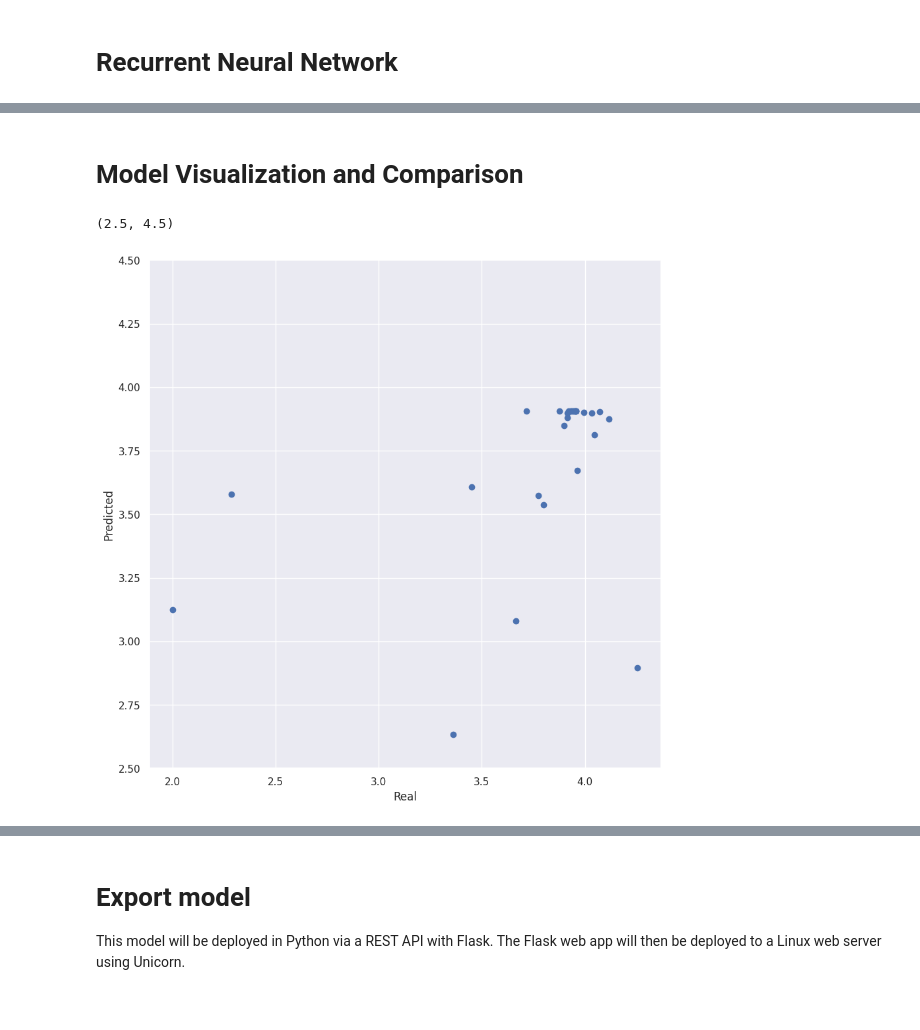
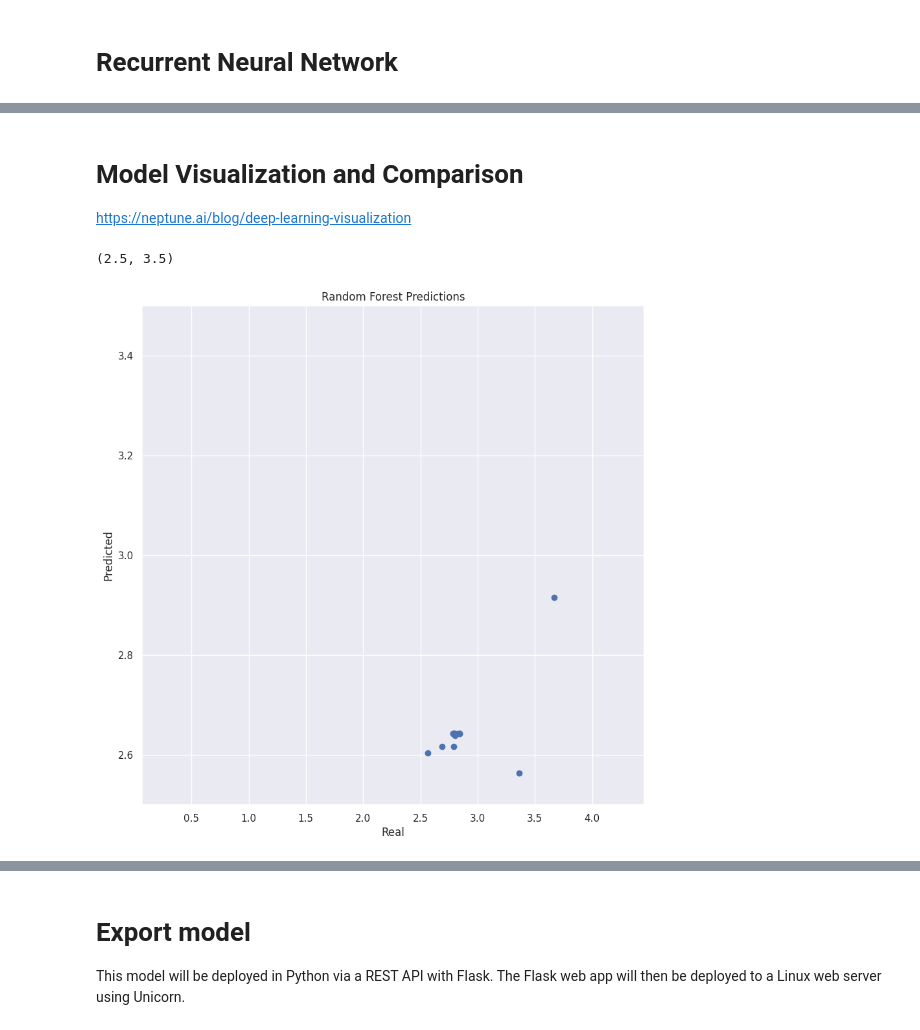
Before and after one commit to TahlonBrahic/Green-Tea-Sensory-Evaluation-With-GANs, a Jupyter notebook: source/main.ipynb, the cells around one changed output, grey strips where cells are left out. Cells and saved outputs as stored; diff of their text form; code cells hidden in the pictures.

```diff
--- a/source/main.ipynb
+++ b/source/main.ipynb
@@ -638,8 +642,8 @@ pd.DataFrame(test_data_to_impute, columns=chemicals)
 # %% [markdown]
 # Concatenate imputed values to host dataframe
 # %%
-imputed_train_df = pd.concat([pd.DataFrame(train_data_to_impute), pd.DataFrame(imputed_sensory_data_train)], axis=1).set_axis(standardized_columns, axis='columns')
-imputed_test_df = pd.concat([pd.DataFrame(test_data_to_impute), pd.DataFrame(imputed_sensory_data_test)], axis=1).set_axis(standardized_columns, axis='columns')
+imputed_train_df = pd.concat([pd.DataFrame(train_data_to_impute.cpu()), pd.DataFrame(imputed_sensory_data_train)], axis=1).set_axis(standardized_columns, axis='columns')
+imputed_test_df = pd.concat([pd.DataFrame(test_data_to_impute.cpu()), pd.DataFrame(imputed_sensory_data_test)], axis=1).set_axis(standardized_columns, axis='columns')
 
 train_df = pd.concat([GAN_train_df, imputed_train_df], axis=0)
 test_df = pd.concat([GAN_test_df, imputed_test_df], axis=0)
@@ -663,13 +667,18 @@ Because the high-dimensional nature of the data, PCA will be used to reduce the
 # %%
 from sklearn.decomposition import KernelPCA
 
-pca = KernelPCA(n_components=2, random_state=42)
+kpca = KernelPCA(n_components=9, random_state=42)
 
-train_X = pca.fit_transform(train_df.drop(columns=['Overall Sensory Score']))
-test_X = pca.transform(test_df.drop(columns=['Overall Sensory Score']))
+train_X = kpca.fit_transform(train_df.drop(columns=['Overall Sensory Score']))
+test_X = kpca.transform(test_df.drop(columns=['Overall Sensory Score']))
 
 train_y = train_df[['Overall Sensory Score']]
 test_y = test_df[['Overall Sensory Score']]
+
+# https://stackoverflow.com/questions/29611842/scikit-learn-kernel-pca-explained-variancepca.explained_variance_
+explained_variance = np.var(train_X, axis=0)
+explained_variance_ratio = explained_variance / np.sum(explained_variance)
+exp_var_cumul = np.cumsum(explained_variance_ratio)
 # %%
 # Prepare data for Torch-based models
 train_X_tensor = torch.tensor(train_X, dtype=torch.float64).float()
@@ -692,3 +697,12 @@ plot_explained_variance()
+# %%
+# Extract first two components
+train_X = train_X[:, :2]
+test_X = test_X[:, :2]
+
+# Prepare data for Torch-based models
+train_X_tensor = torch.tensor(train_X, dtype=torch.float64).float()
+train_y_tensor = torch.tensor(train_y.values, dtype=torch.float64).float()
+test_X_tensor = torch.tensor(test_X, dtype=torch.float64).float()
 # %% [markdown]
 # Random Forest
 
@@ -710,5 +724,5 @@ parameters_random_forest = {
 }
 
 clf_random_forest = GridSearchCV(GridSearchCV_random_forest, parameters_random_forest)
-clf_random_forest.fit(train_X, train_y)
+clf_random_forest.fit(train_X, train_y.values.ravel())
 # %% [output]
@@ -893,2 +927,3 @@ mse_rnn
 # %% [markdown]
 # Model Visualization and Comparison
+https://neptune.ai/blog/deep-learning-visualization
@@ -898,11 +930,12 @@ def visualize_models():
 # %%
 plt.figure(figsize=(10,10))
+plt.title('Random Forest Predictions')
 plt.xlabel('Real')
 plt.ylabel('Predicted')
 plt.scatter(test_y, y_pred_random_forest)
-plt.ylim((2.5,4.5))
+plt.ylim((2.5,3.5))
 # %% [output]
-(2.5, 4.5)
+(2.5, 3.5)
-[figure, old version]
+[figure, new version]
 # %%
 plt.figure(figsize=(10,10))
```
Also changed, not shown: parts of 40 cells of this notebook.
